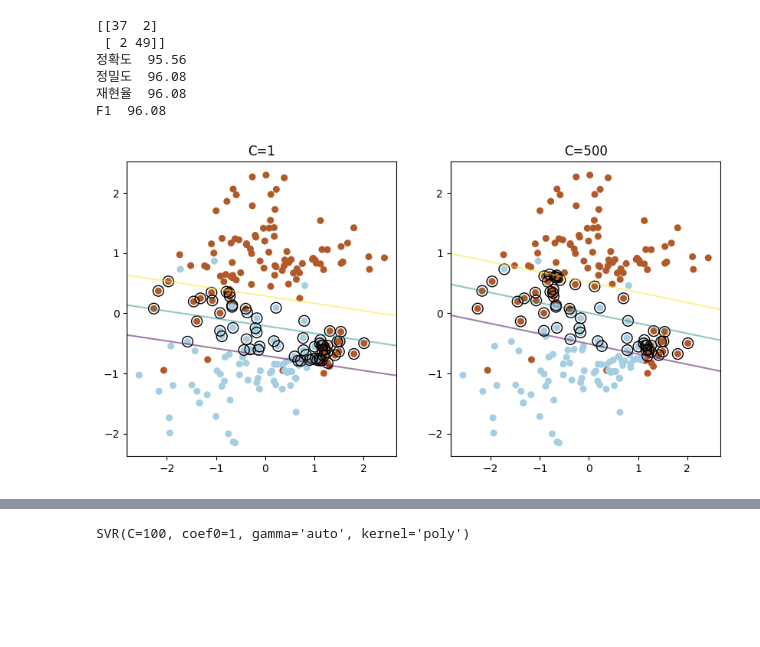
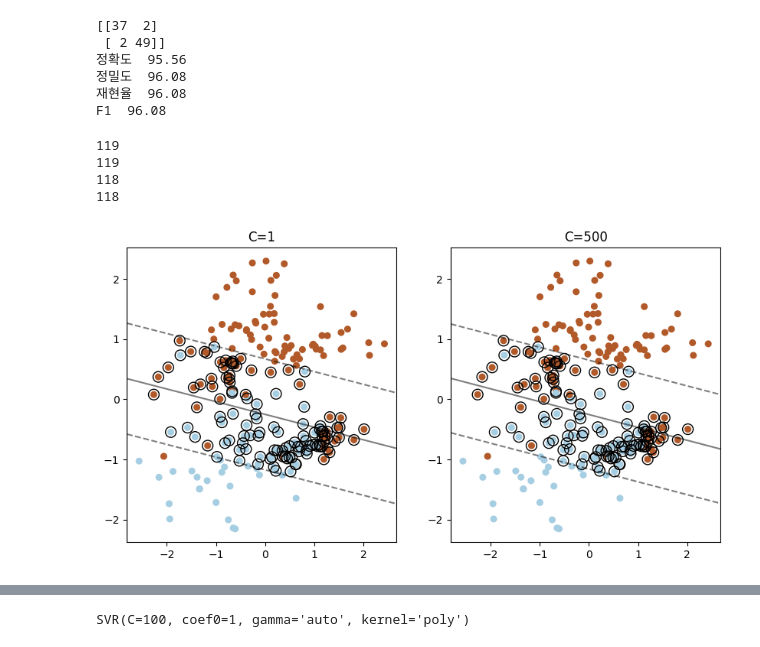
Before and after one commit to bsmoon-86/ubion-code, a Jupyter notebook: 10_서포트백터머신.ipynb, the cells around one changed output, grey strips where cells are left out. Saved outputs shown, nothing was run; the diff lists cells and outputs as text; code cells hidden in the pictures; blank space fills up the shorter version.

```diff
--- a/10_서포트백터머신.ipynb
+++ b/10_서포트백터머신.ipynb
@@ -92,37 +137,65 @@ from sklearn.svm import LinearSVC
 # %%
 ## 하이퍼파라미터 C에 따라 마진에서 어떠한 변화가 발생하는지 확인
 ## C 가 커지면 마진과 옳지 않은 데이터의 허용치가 증가
 
-plt.figure(figsize=(10, 5))
+plt.figure(figsize=(10, 5))   # 전체 그래프 크기를 (가로 10, 세로 5)로 설정
 
+# C 값 1과 500 두 가지 경우 비교
 for i, C in enumerate([1, 500]):
-    clf = LinearSVC(C = C, loss='hinge', random_state=42).fit(x_train, y_train)
-    ## decision function으로 서포트 백터 얻기
+    # 선형 SVM 학습 (C는 규제 강도, random_state=42는 재현성)
+    clf = LinearSVC(C=C, random_state=42).fit(x_train, y_train)
+
+    # decision_function 값 계산 (샘플이 경계선에서 얼마나 떨어져 있는지)
     decision_function = clf.decision_function(x_train)
+
+    # margin(-1 ≤ f(x) ≤ +1) 근처에 있는 점들을 support vector로 간주
     support_vector_indices = np.where(np.abs(decision_function) <= 1 + 1e-15)[0]
-    support_vectors = x_train[support_vector_indices]
+    support_vectors = x_train[support_vector_indices]  # 해당 점들의 실제 좌표
+    print(len(support_vectors[:, 0]))
+    print(len(support_vectors[:, 1]))
 
+    # 1행 2열 subplot 중 i+1번째 위치에 그림 (왼쪽: C=1, 오른쪽: C=500)
     plt.subplot(1, 2, i+1)
-    plt.scatter(x_train[:, 0], x_train[:, 1], c = y_train, s = 30, cmap = plt.cm.Paired)
+
+    # 학습 데이터 산점도 (클래스에 따라 색상 다르게 표시)
+    plt.scatter(x_train[:, 0], x_train[:, 1], c=y_train, s=30, cmap=plt.cm.Paired)
+
+    # 현재 좌표축(Axes) 가져오기 → 이후 x/y 범위 확인에 사용
     ax = plt.gca()
-    xlim = ax.get_xlim()
-    ylim = ax.get_ylim()
+    xlim = ax.get_xlim()   # x축 범위
+    ylim = ax.get_ylim()   # y축 범위
 
+    # 격자(grid) 생성 (결정 경계를 그릴 때 사용)
     xx, yy = np.meshgrid(
-        np.linspace(xlim[0], xlim[1], 50),
-        np.linspace(ylim[0], ylim[1], 50)
+        np.linspace(xlim[0], xlim[1], 50),   # x축 범위 내 50개 점
+        np.linspace(ylim[0], ylim[1], 50)    # y축 범위 내 50개 점
     )
 
+    # 각 격자점에 대해 decision function 값 계산
     z = clf.decision_function(np.c_[xx.ravel(), yy.ravel()])
-    z = z.reshape(xx.shape)
+    z = z.reshape(xx.shape)  # 격자 모양에 맞게 reshape
 
-    plt.contour(xx, yy, z, color = 'k', levels=[-1, 0, 1], alpha=0.5, linestyle=['--', '-', '--'])
-    plt.scatter(support_vectors[:, 0], support_vectors[:, 1], s = 100, linewidth=1, facecolors = 'none', edgecolors='k')
+    # 등고선(contour)으로 결정 경계와 margin 그리기
+    # levels=[-1,0,1] → -1(음성 margin), 0(경계선), +1(양성 margin)
+    # linestyle=['--','-','--'] → margin은 점선, 경계선은 실선
+    plt.contour(xx, yy, z, colors='k', levels=[-1, 0, 1],
+                alpha=0.5, linestyles=['--', '-', '--'])
 
+    # margin 위에 있는 support vector 점들을 동그라미로 표시
+    plt.scatter(support_vectors[:, 0], support_vectors[:, 1],
+                s=100, linewidth=1, facecolors='none', edgecolors='k')
+
+    # 제목으로 현재 C 값 표시
     plt.title('C='+str(C))
+
+# 최종 그래프 출력
 plt.show()
 # %% [output]
+119
+119
+118
+118
-[figure, old version]
+[figure, new version]
 # %%
 ## C가 1일때보다 C가 500일 때 마진과 반대 방향인 데이터가 더 많이 허용된다.
 # %%
```
Also changed, not shown: parts of 4 cells of this notebook, 1 other file.
